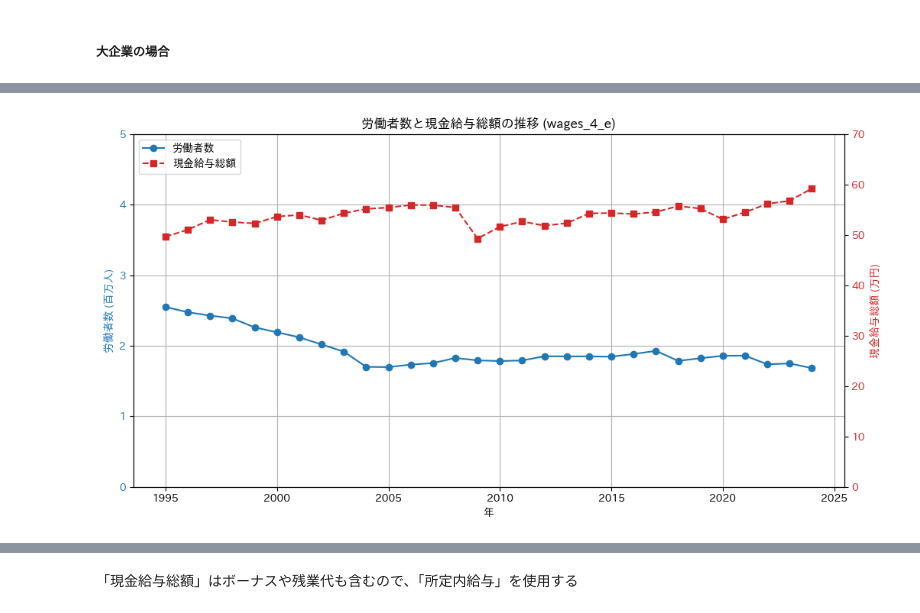
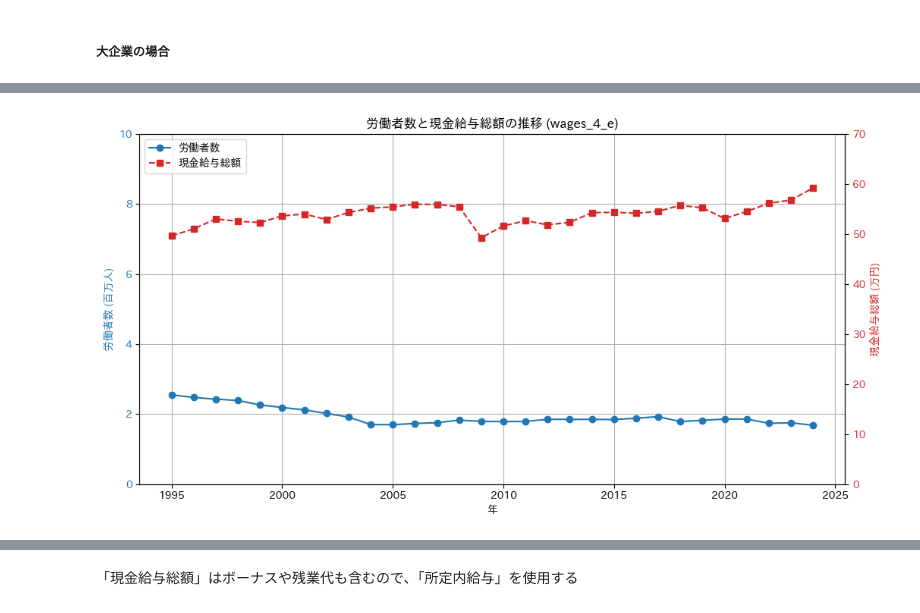
Before and after one commit to M-Yusei1001/K417_Capstone_G9, a Jupyter notebook: eda.ipynb, the cells around one changed output, grey strips where cells are left out. Saved outputs shown, nothing was run; the diff lists cells and outputs as text; code cells hidden in the pictures.

```diff
--- a/eda.ipynb
+++ b/eda.ipynb
@@ -532,32 +579,32 @@ wages_4_e.head()
 # %%
 # 労働者数と現金給与総額を、2軸の折れ線グラフでプロット
 fig, ax1 = plt.subplots(figsize=(12, 6))
 
 # 労働者数 (左軸)
 color = 'tab:blue'
 ax1.set_xlabel('年')
 ax1.set_ylabel('労働者数 (百万人)', color=color)
 ax1.plot(wages_4_e["年"], wages_4_e["労働者数"] / 1000000, color=color, label="労働者数", marker='o')
 ax1.tick_params(axis='y', labelcolor=color)
 ax1.grid(True)
-ax1.set_ylim(0, 5)
+ax1.set_ylim(0, 10)
 
 # 所定内給与 (右軸)
 ax2 = ax1.twinx()
 color = 'tab:red'
 ax2.set_ylabel('現金給与総額 (万円)', color=color)
 ax2.plot(wages_4_e["年"], wages_4_e["現金給与総額"] / 10000, color=color, label="現金給与総額", marker='s', linestyle='--')
 ax2.tick_params(axis='y', labelcolor=color)
 ax2.set_ylim(0, 70)
 
 # タイトル
 plt.title("労働者数と現金給与総額の推移 (wages_4_e)")
 
 # 凡例
 lines1, labels1 = ax1.get_legend_handles_labels()
 lines2, labels2 = ax2.get_legend_handles_labels()
 ax1.legend(lines1 + lines2, labels1 + labels2, loc='upper left')
 
 plt.show()
 # %% [output]
-[figure, old version]
+[figure, new version]
```
Also changed, not shown: parts of 68 cells of this notebook, 18 other files.
